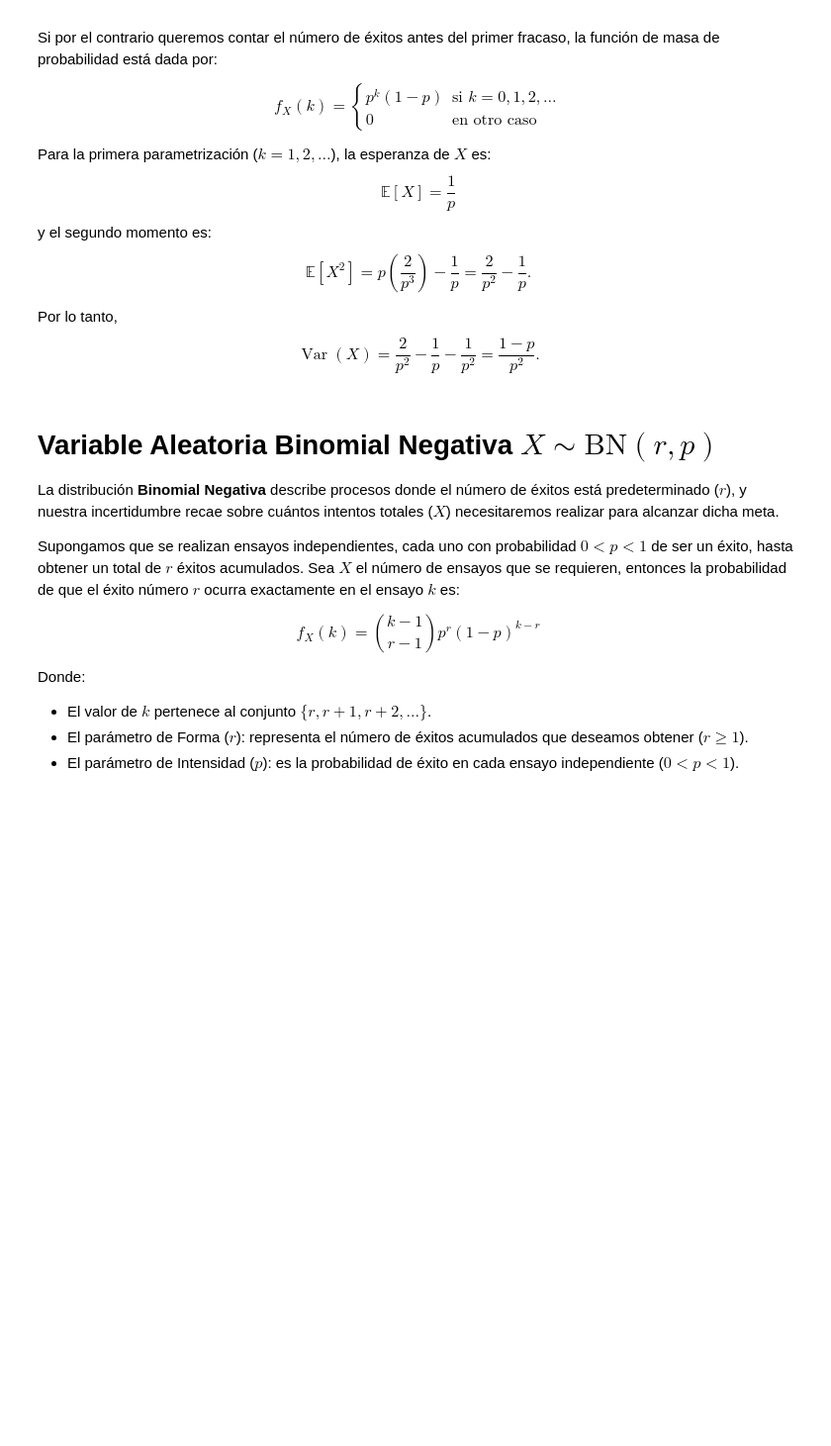
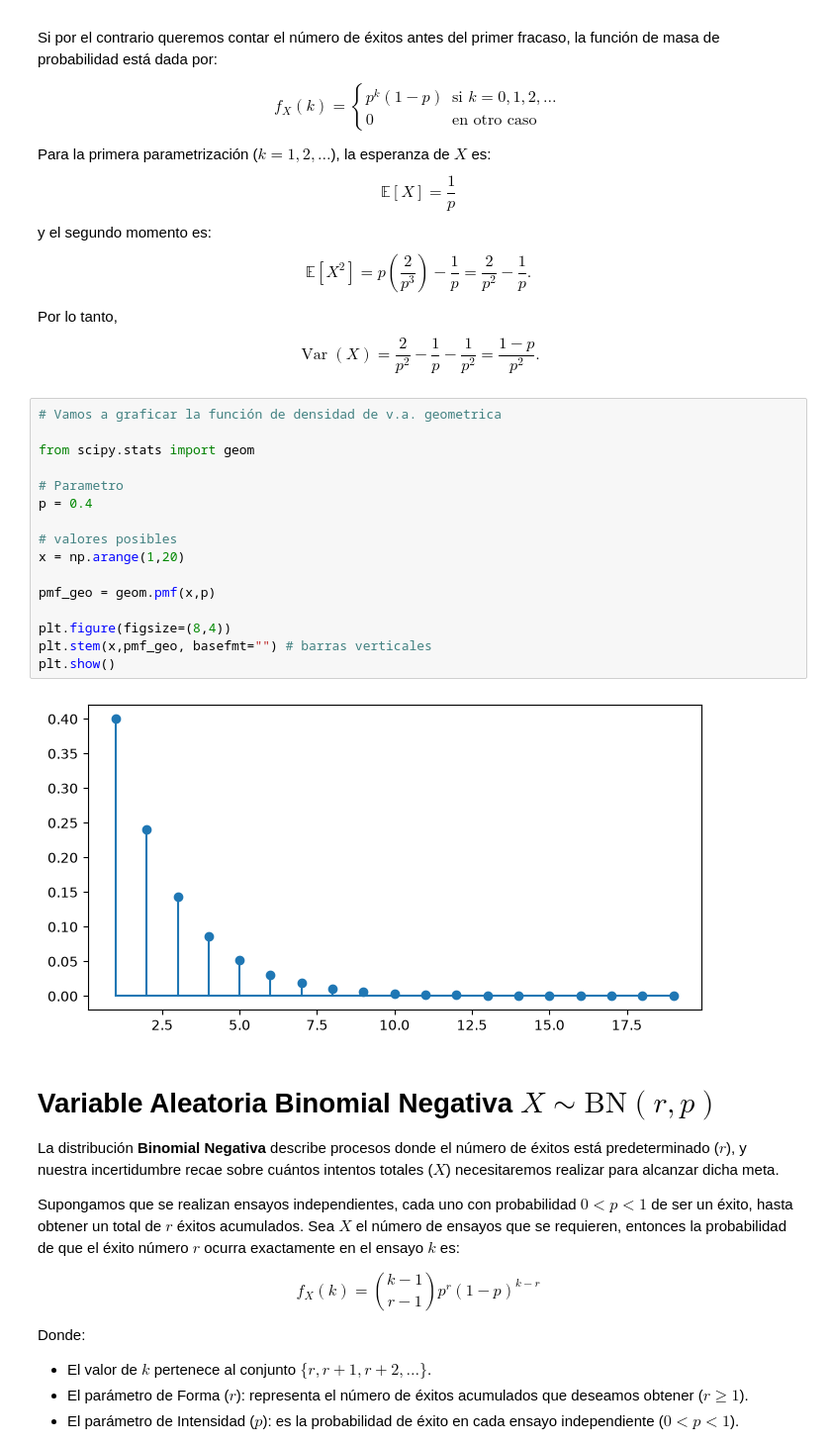
Before and after one commit to dianacondemp-1301/Modulo_ll_Mod_estadisticos, a Jupyter notebook: Variables_aleatorias.ipynb, the cells around one changed output. Shown at 99% size. Saved outputs shown, nothing was run; the diff lists cells and outputs as text; blank space fills up the shorter version.

```diff
--- a/Variables_aleatorias.ipynb
+++ b/Variables_aleatorias.ipynb
@@ -885,6 +886,24 @@ $$ \mathbb{E}[X^2] = p\left(\frac{2}{p^3}\right) - \frac{1}{p} = \frac{2}{p^2} -
 
 Por lo tanto,
 $$ \operatorname{Var}(X) = \frac{2}{p^2} - \frac{1}{p} - \frac{1}{p^2} = \frac{1-p}{p^2}. $$
+# %%
+# Vamos a graficar la función de densidad de v.a. geometrica
+
+from scipy.stats import geom
+
+# Parametro
+p = 0.4
+
+# valores posibles
+x = np.arange(1,20)
+
+pmf_geo = geom.pmf(x,p)
+
+plt.figure(figsize=(8,4))
+plt.stem(x,pmf_geo, basefmt="") # barras verticales
+plt.show()
+# %% [output]
+[figure, added]
 # %% [markdown]
 # Variable Aleatoria Binomial Negativa $X \sim \text{BN}(r, p)$
 
```
Also changed, not shown: parts of 12 cells of this notebook.
